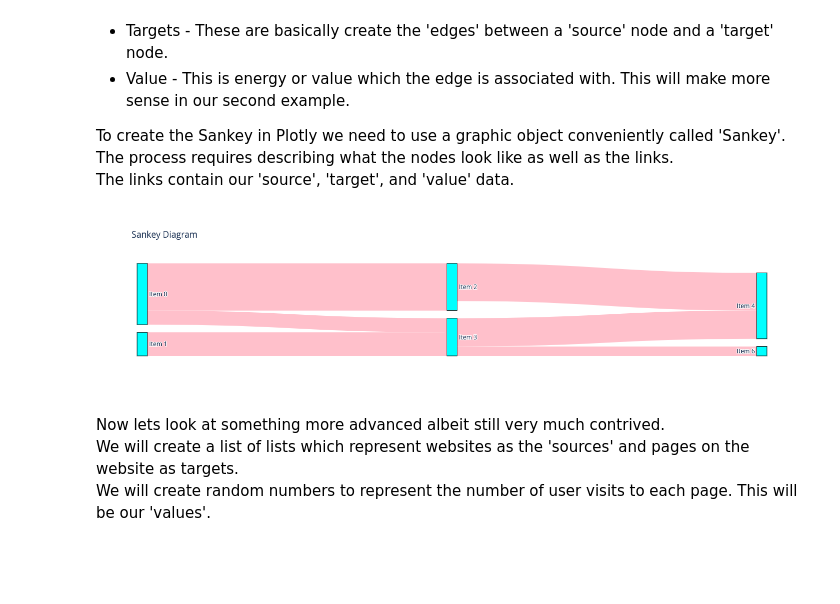
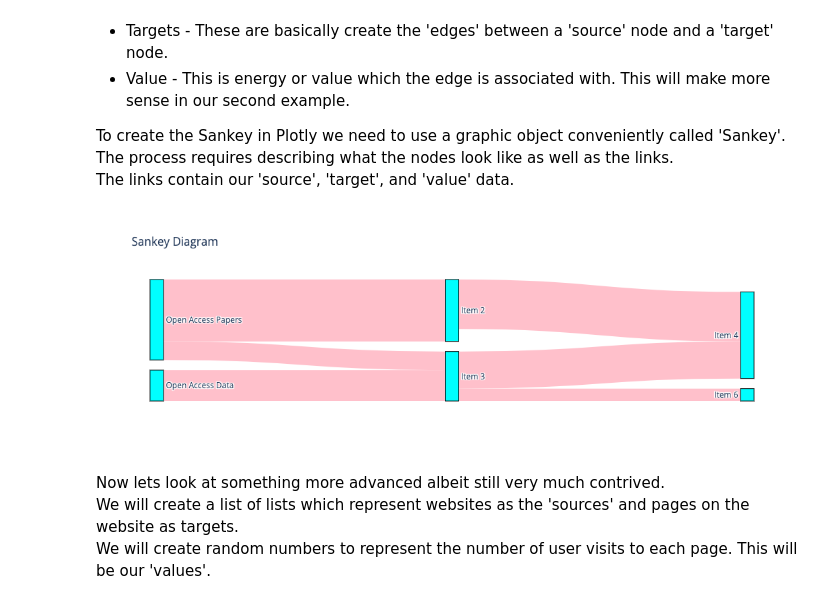
Before and after one commit to erinmr/cu-boulder-databootcamp, a Jupyter notebook: Python_Data_Science.ipynb, the cells around one changed output. Cells and saved outputs as stored; diff of their text form; code cells hidden in the pictures; blank space fills up the shorter version.

```diff
--- a/Python_Data_Science.ipynb
+++ b/Python_Data_Science.ipynb
@@ -1520,22 +1520,22 @@ The links contain our 'source', 'target', and 'value' data.
 # %%
 fig = go.Figure(data=[go.Sankey(
     node = dict(pad = 15,
                 thickness = 20,
                 line = dict(color = "black", width = 1),
-                label = ["Item 0", "Item 1", "Item 2", "Item 3", "Item 4", "Item 6"],
+                label = ["Open Access Papers", "Open Access Data", "Item 2", "Item 3", "Item 4", "Item 6"],
                 color = "cyan"
                 ),
     # indices correspond to labels, eg Item 0 = 0,  Item 1 = 1, Item 2 = 2, ect...
     link = dict(source = [0, 1, 0, 2, 3, 3],
                 target = [2, 3, 3, 4, 4, 5],
                 value  = [10, 5, 3, 8, 6, 2],
                 color='pink',
   ))])
 
 fig.update_layout(title_text="Sankey Diagram", font_size=12)
 fig.show()
 # %% [output]
-[figure, old version]
+[figure, new version]
 # %% [markdown]
 Now lets look at something more advanced albeit still very much contrived.
 We will create a list of lists which represent websites as the 'sources' and pages on the website as targets.
```
Also changed, not shown: 3 other files.
